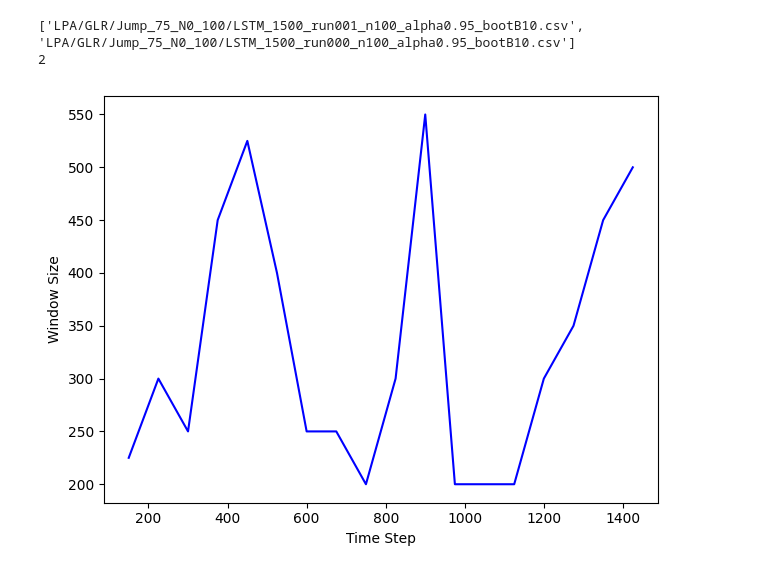
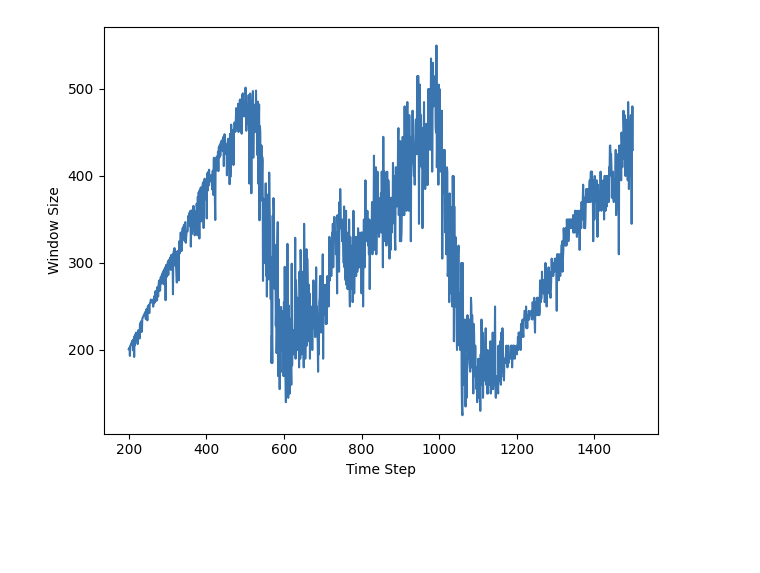
Before and after one commit to QuantLet/LPA_LSTM, a Jupyter notebook: LPA_LSTM_VizTech.ipynb, the cells around one changed output. Cells and saved outputs as stored; diff of their text form; code cells hidden in the pictures; blank space fills up the shorter version.

Commit message:
fix: lpa lstm runs

```diff
--- a/LPA_LSTM_VizTech.ipynb
+++ b/LPA_LSTM_VizTech.ipynb
@@ -6,16 +6,13 @@ import pandas as pd
 import numpy as np
 import matplotlib.pyplot as plt
 # %%
-n_0 = 100
-jump = 75
+n_0 = 50
+jump = 1
 
-root_dir = f"LPA/GLR/Jump_{jump}_N0_{n_0}"
+root_dir = f"LPA/Simulation/Jump_{jump}_N0_{n_0}"
 # %%
-# df = pd.read_csv(f"{root_dir}/LSTM_1500_run000_n{n_0}_alpha0.95_bootB1.csv")
+all_files = glob.glob(os.path.join(root_dir, "LSTM_*_run*.csv"))
 
-# Find all matching CSV files
-all_files = glob.glob(os.path.join(root_dir, "LSTM_*_run*.csv"))
-print(all_files)
 dfs = []
 for file in all_files:
     # Read only the column you care about
@@ -27,23 +24,15 @@ for file in all_files:
 
     dfs.append(df)
 
-# Concatenate all on columns (axis=1)
-print(len(dfs))
 df = pd.concat(dfs, axis=1)
 df["windows_1_mean"] = df.mean(axis=1)
-
-# print(final_df.head())
-# %% [output]
-['LPA/GLR/Jump_75_N0_100/LSTM_1500_run001_n100_alpha0.95_bootB10.csv', 'LPA/GLR/Jump_75_N0_100/LSTM_1500_run000_n100_alpha0.95_bootB10.csv']
-2
 # %%
-plt.plot(jump*np.arange(len(df['windows_1_mean']))[2:], df['windows_1_mean'][2:], color='blue')
+plt.plot(jump*np.arange(len(df['windows_1_mean']))[200:], df['windows_1_mean'][200:], color='#3B75AF')
 
 plt.xlabel('Time Step')
 plt.ylabel('Window Size')
-# plt.legend(bbox_to_anchor=(0.5, -0.1), loc='upper center', ncol=3)
 plt.tight_layout()
 plt.savefig(f"{root_dir}/window_size.png", format='png', dpi=600, transparent=True)
 plt.show()
 # %% [output]
-[figure, old version]
+[figure, new version]
```
Also changed, not shown: parts of 1 cell of this notebook, 18 other files.
